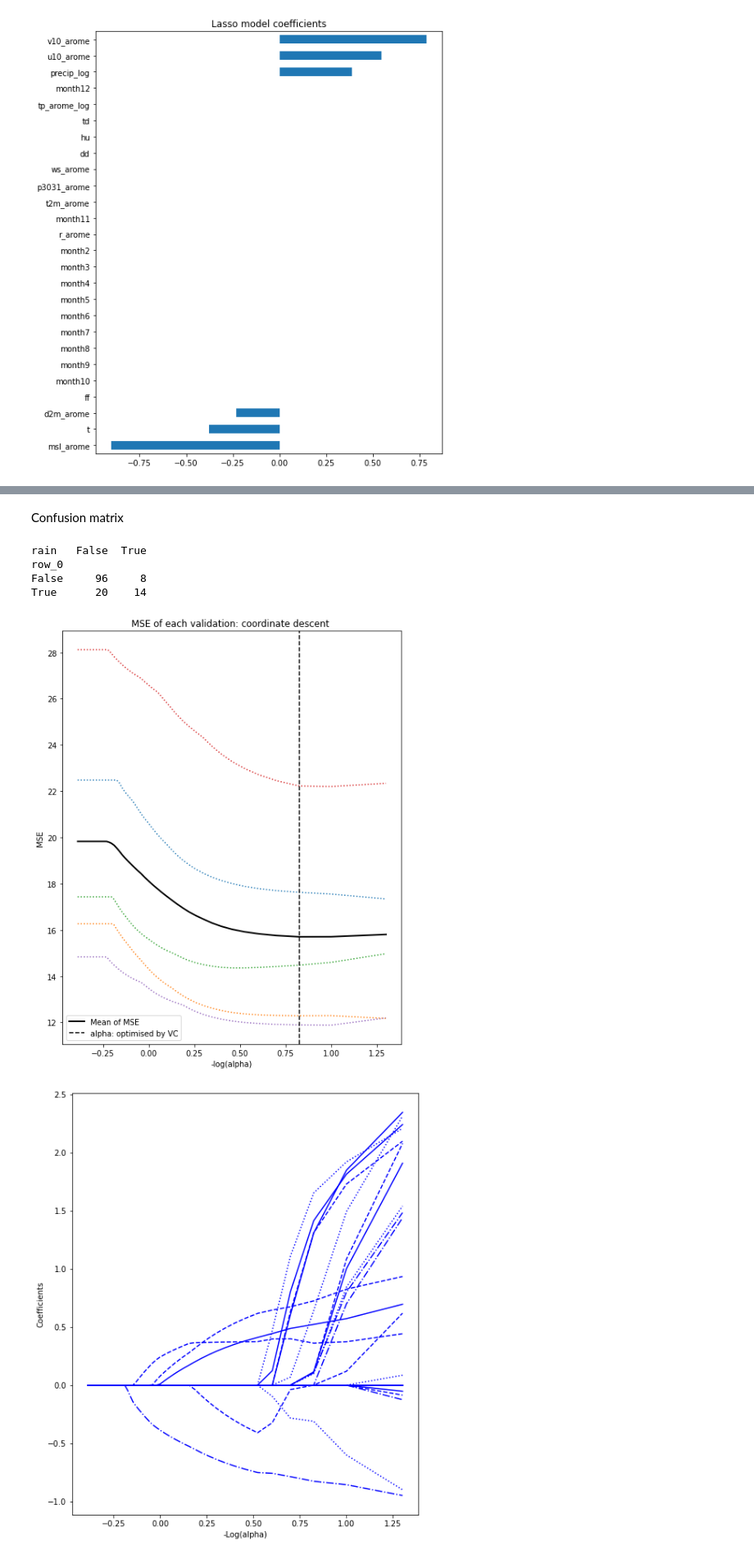
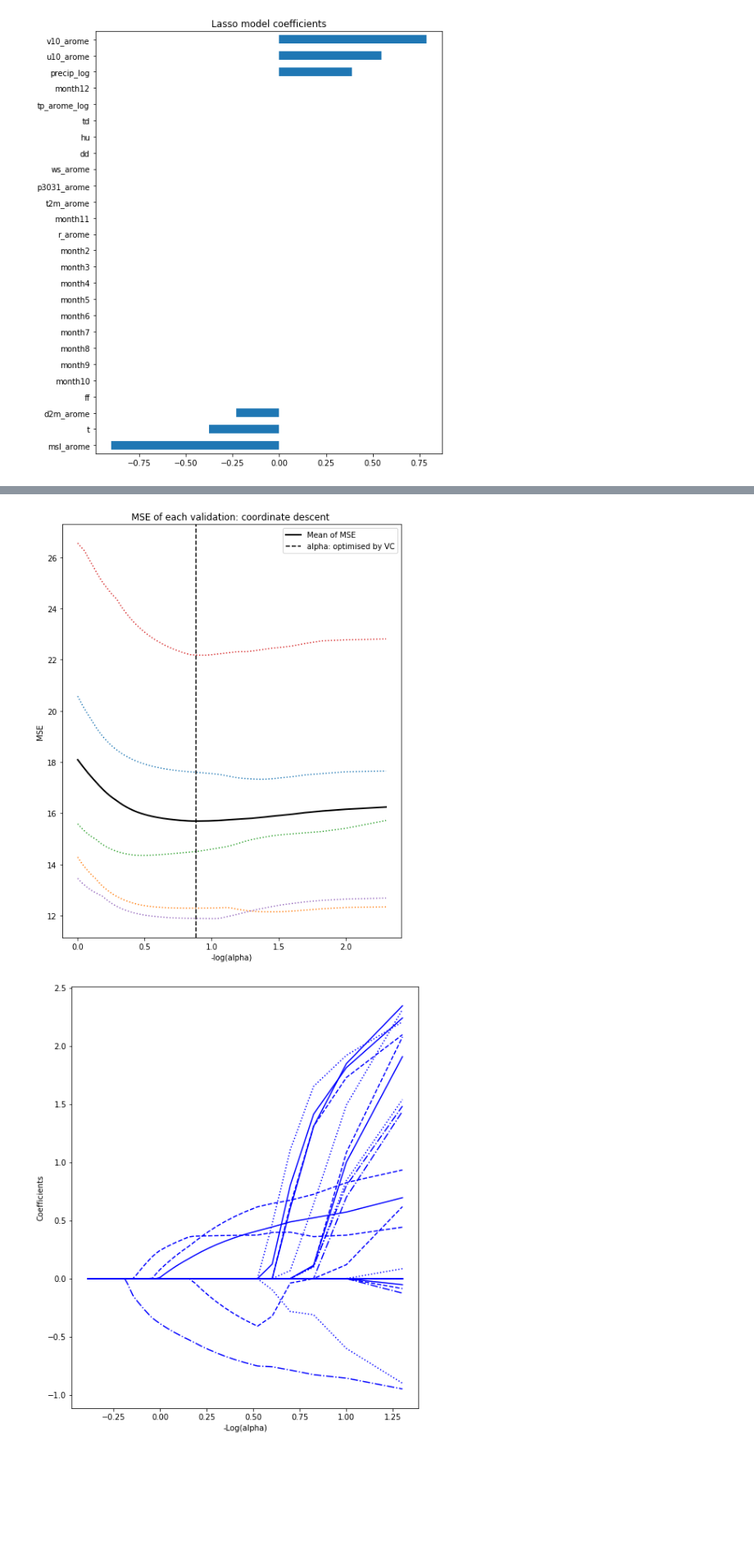
Before and after one commit to NguyenHai7120/4A-MachineLearning-Project, a Jupyter notebook: Classification_python.ipynb, the cells around one changed output, grey strips where cells are left out. Shown: that part at 82% size. Drawn from its saved outputs; the diff is of its cells as text; code cells hidden in the pictures; blank space fills up the shorter version.

```diff
--- a/Classification_python.ipynb
+++ b/Classification_python.ipynb
@@ -242,4 +257,5 @@ Mean Accuracy: 0.525 (0.052)
 # %%
+model.fit(X_train, Y_train_class)
 y_pred_test = model.predict(X_test)
 
 classification_metric(Y_test_class, y_pred_test)
@@ -735,34 +874,24 @@ plt.show()
-# %% [markdown]
-Confusion matrix
-# %%
-table=pd.crosstab(prev>4,Y_test>4)
-print(table)
-# %% [output]
-rain   False  True
-row_0
-False     96     8
-True      20    14
 # %%
 from sklearn.linear_model import LassoCV
-model = LassoCV(cv=5, alphas=np.array(range(1,50,1))/20.,n_jobs=-1,random_state=13).fit(X_train,Y_train)
+model = LassoCV(cv=5, alphas=np.array(range(1,200,1))/200.,n_jobs=-1,random_state=42).fit(X_train,Y_train)
 m_log_alphas = -np.log10(model.alphas_)
 
 plt.figure()
 # ymin, ymax = 2300, 3800
 plt.plot(m_log_alphas, model.mse_path_, ':')
 plt.plot(m_log_alphas, model.mse_path_.mean(axis=-1), 'k',
          label='Mean of MSE', linewidth=2)
 plt.axvline(-np.log10(model.alpha_), linestyle='--', color='k',
             label='alpha: optimised by VC')
 
 plt.legend()
 
 plt.xlabel('-log(alpha)')
 plt.ylabel('MSE')
 plt.title('MSE of each validation: coordinate descent ')
 plt.show()
 # %% [output]
-[figure, old version]
+[figure, new version]
 # %%
 from itertools import cycle
 
```
Also changed, not shown: parts of 57 cells of this notebook, 1 other file.
